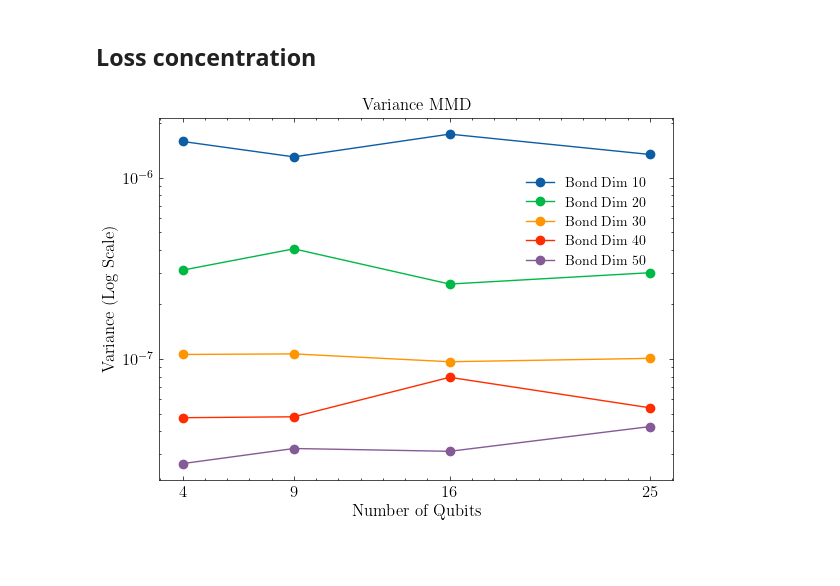
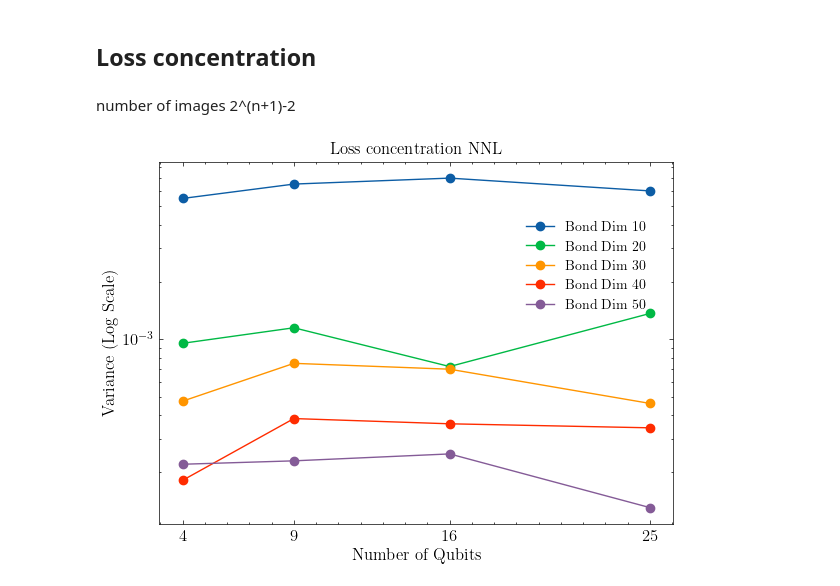
Before and after one commit to mattia-robbiano/tnbm, a Jupyter notebook: fix.ipynb, the cells around one changed output. Cells and saved outputs as stored; diff of their text form; code cells hidden in the pictures; blank space fills up the shorter version.

```diff
--- a/fix.ipynb
+++ b/fix.ipynb
@@ -349,5 +452,7 @@ plot_BS("MMD", "Bars and Stripes", num_qubits=num_sites, bond_dimension=chi, ite
+# %% [markdown]
+number of images 2^(n+1)-2
 # %%
-from src.dataset_utils import bars_and_stripes, hypertn_from_data
+from src.dataset_utils import bars_and_stripes, hypertn_from_data, cardinality
 
 # parameters for kernel
 sigma = 0.5
@@ -363,7 +468,9 @@ chi_list = [10, 20, 30, 40, 50]
 num_sites_list = [2**2, 3**2, 4**2, 5**2]
 
 variance_list = []
-for nqubit in num_sites_list:
+for num_sites in num_sites_list:
+    print(f"Number of sites: {num_sites}")
+
 
     # Kernel MPO
     kernel_mpo = qtn.MPO_product_operator([kernel_mat]*num_sites, upper_ind_id = 'o{}', lower_ind_id = 'op{}', tags = ['KERNEL'])
@@ -377,19 +484,40 @@ for nqubit in num_sites_list:
     povm_tn = qtn.TensorNetwork(tensors)
 
     # data hyperTN
-    bas = bars_and_stripes(int(np.sqrt(num_sites)), shuffle=False)
+    bas = bars_and_stripes(int(np.sqrt(num_sites)), shuffle=False, max_samples=1000)
     htn_data = hypertn_from_data(bas)
+    #cardinality(num_sites, 200, 5)
+
 
     variance_chi_list = []
     for chi in chi_list:
-
+        if num_sites == 16 or num_sites == 25: print(f"Bond dimension: {chi}")
         loss_list = []
         for _ in range(100):
             psi = qtn.MPS_rand_state(num_sites, bond_dim=chi, dist='uniform')
-            loss_list.append(mmd_loss(psi,
+
+            if num_sites >= 16:
+                loss = nnl_loss_opt(psi,
                                       povm_tn,
                                       kernel_mpo,
-                                      htn_data))
+                                      htn_data)
+            else:
+                loss = nnl_loss(psi,
+                                  povm_tn,
+                                  kernel_mpo,
+                                  htn_data)
+
+            if num_sites >= 16:
+                loss = mmd_loss_opt(psi,
+                                      povm_tn,
+                                      kernel_mpo,
+                                      htn_data)
+            else:
+                loss = mmd_loss(psi,
+                                  povm_tn,
+                                  kernel_mpo,
+                                  htn_data)
+            loss_list.append(loss)
         variance= np.var(loss_list)
         variance_chi_list.append(variance)
 
@@ -397,24 +525,24 @@ for nqubit in num_sites_list:
 # %%
 # Plotting variance for each chi with nqubit on x-axis
 import matplotlib.pyplot as plt
 import scienceplots
 plt.style.use("science")
 
 plt.figure(figsize=(6, 6*6/8))
 for j, chi in enumerate(chi_list):
     variance_for_chi = [variance_list[i][j] for i in range(len(num_sites_list))]
     plt.plot(num_sites_list, variance_for_chi, marker='o', label=f'Bond Dim {chi}')
 
 plt.yscale('log')
-plt.title('Variance MMD', fontsize=12)
+plt.title('Loss concentration NNL', fontsize=12)
 plt.xlabel('Number of Qubits', fontsize=12)
 plt.ylabel('Variance (Log Scale)', fontsize=12)
 plt.xticks(num_sites_list, fontsize=12)
 plt.yticks(fontsize=12)
 plt.grid(visible=False)
 plt.legend(fontsize=10, title_fontsize=10, ncol=1, bbox_to_anchor=(0.83, 0.87), loc='upper center')
 plt.tight_layout(pad=1.0)
-plt.savefig('loss_concentration_MMD.pdf')
+plt.savefig('loss_concentration_NNL.pdf')
 plt.show()
 # %% [output]
-[figure, old version]
+[figure, new version]
```
Also changed, not shown: parts of 13 cells of this notebook.
